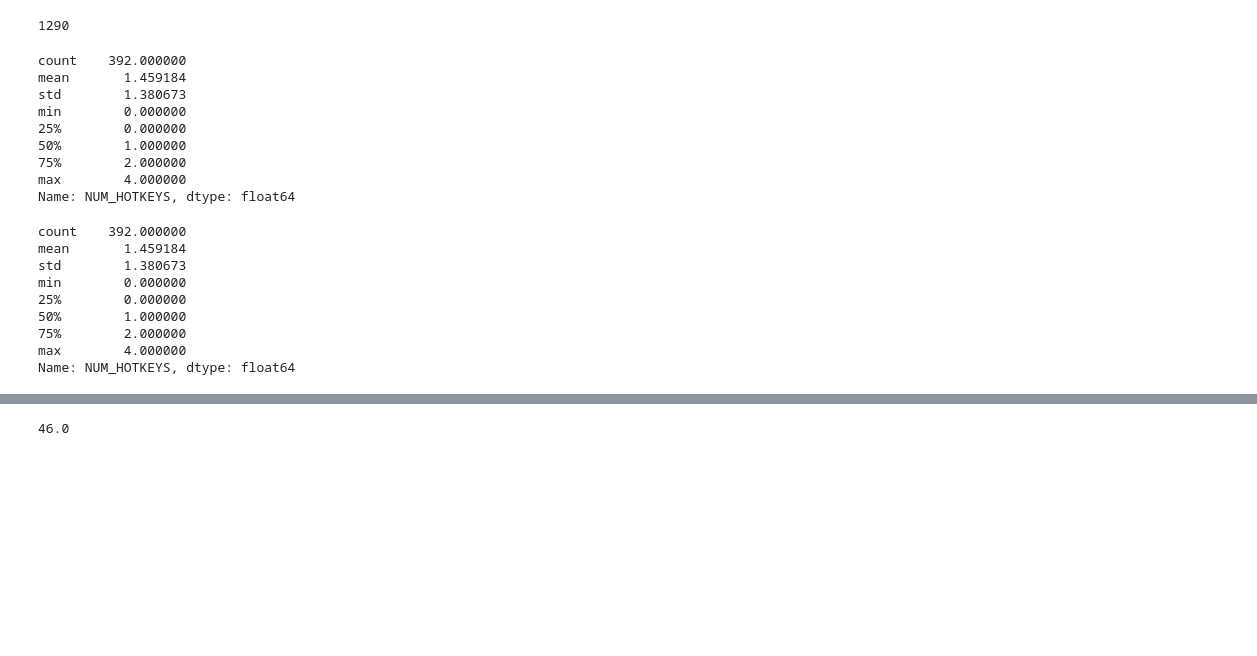
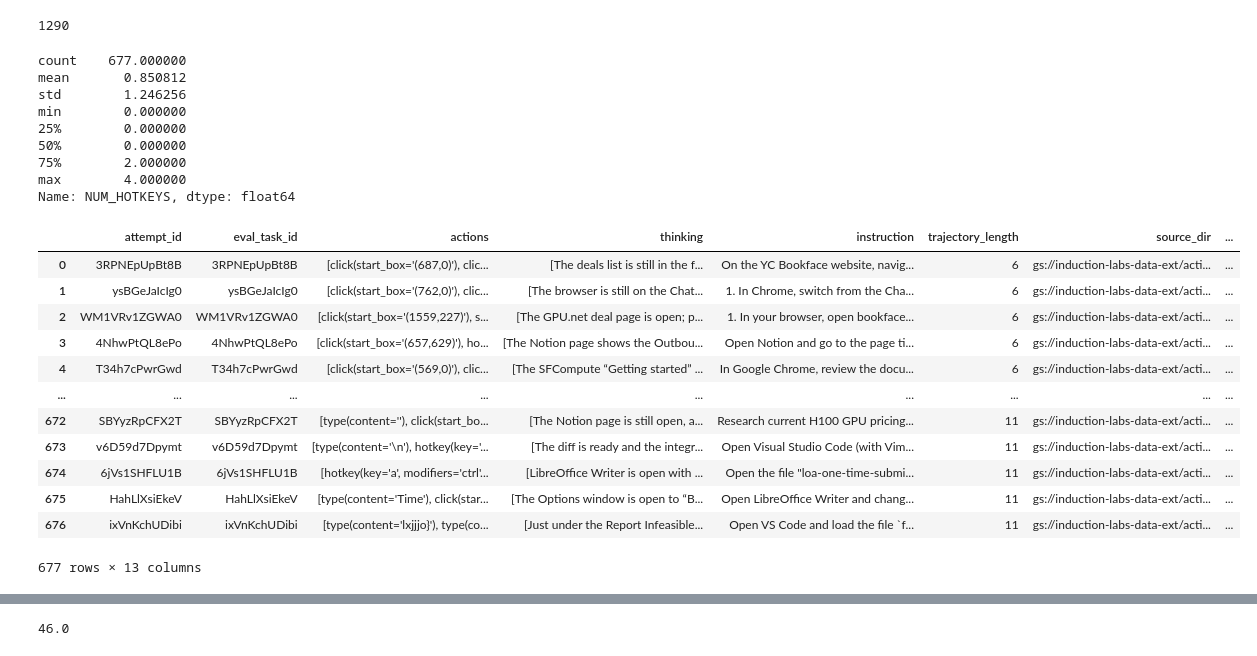
Before and after one commit to induction-labs/induction-labs, a Jupyter notebook: repos/synth/src/synth/trajectories/rejection_sample.ipynb, the cells around one changed output, grey strips where cells are left out. Saved outputs shown, nothing was run; the diff lists cells and outputs as text; code cells hidden in the pictures; blank space fills up the shorter version.

```diff
--- a/repos/synth/src/synth/trajectories/rejection_sample.ipynb
+++ b/repos/synth/src/synth/trajectories/rejection_sample.ipynb
@@ -75,37 +75,38 @@ len(ORIGINAL_TRAJECTORIES)
 # %%
 # FIXED_TRAJECTORIES = pd.read_json(f"{PATH}/samples_fixed.jsonl", lines=True)
 import pandas as pd
-PATH = "gs://induction-labs/passive_data/2025-08-13/all_data_reprocessed_good-04-19-14".rstrip("/")
+PATH = "gs://induction-labs/passive_data/2025-08-14/reprocess_all_no_loading-04-30-15/".rstrip("/")
 # PREFIX = "hard"
 FIXED_TRAJECTORIES = pd.read_json(f"{PATH}/samples.jsonl", lines=True)
 FIXED_TRAJECTORIES['NUM_HOTKEYS'] = FIXED_TRAJECTORIES['actions'].apply(lambda x: sum(k.count('hotkey(key=') for k in x))
 print(FIXED_TRAJECTORIES['NUM_HOTKEYS'].describe())
 FIXED_TRAJECTORIES = FIXED_TRAJECTORIES[FIXED_TRAJECTORIES['NUM_HOTKEYS'] <= 5]
+FIXED_TRAJECTORIES
 # FIXED_TRAJECTORIES['actions'].iloc[0][0]
 # FIXED_TRAJECTORIES = FIXED_TRAJECTORIES.drop(columns=["thinking", "actions"])
 # %% [output]
-count    392.000000
-mean       1.459184
-std        1.380673
+count    677.000000
+mean       0.850812
+std        1.246256
 min        0.000000
 25%        0.000000
-50%        1.000000
+50%        0.000000
 75%        2.000000
 max        4.000000
 Name: NUM_HOTKEYS, dtype: float64
+|  | attempt_id | eval_task_id | actions | thinking | instruction | trajectory_length | source_dir | ... |
+| 0 | 3RPNEpUpBt8B | 3RPNEpUpBt8B | [click(start_box='(687,0)'), clic... | [The deals list is still in the f... | On the YC Bookface website, navig... | 6 | gs://induction-labs-data-ext/acti... | ... |
+| 1 | ysBGeJaIcIg0 | ysBGeJaIcIg0 | [click(start_box='(762,0)'), clic... | [The browser is still on the Chat... | 1. In Chrome, switch from the Cha... | 6 | gs://induction-labs-data-ext/acti... | ... |
+| 2 | WM1VRv1ZGWA0 | WM1VRv1ZGWA0 | [click(start_box='(1559,227)'), s... | [The GPU.net deal page is open; p... | 1. In your browser, open bookface... | 6 | gs://induction-labs-data-ext/acti... | ... |
+| 3 | 4NhwPtQL8ePo | 4NhwPtQL8ePo | [click(start_box='(657,629)'), ho... | [The Notion page shows the Outbou... | Open Notion and go to the page ti... | 6 | gs://induction-labs-data-ext/acti... | ... |
+| 4 | T34h7cPwrGwd | T34h7cPwrGwd | [click(start_box='(569,0)'), clic... | [The SFCompute “Getting started” ... | In Google Chrome, review the docu... | 6 | gs://induction-labs-data-ext/acti... | ... |
+| ... | ... | ... | ... | ... | ... | ... | ... | ... |
+| 672 | SBYyzRpCFX2T | SBYyzRpCFX2T | [type(content=''), click(start_bo... | [The Notion page is still open, a... | Research current H100 GPU pricing... | 11 | gs://induction-labs-data-ext/acti... | ... |
+| 673 | v6D59d7Dpymt | v6D59d7Dpymt | [type(content='\n'), hotkey(key='... | [The diff is ready and the integr... | Open Visual Studio Code (with Vim... | 11 | gs://induction-labs-data-ext/acti... | ... |
+| 674 | 6jVs1SHFLU1B | 6jVs1SHFLU1B | [hotkey(key='a', modifiers='ctrl'... | [LibreOffice Writer is open with ... | Open the file "loa-one-time-submi... | 11 | gs://induction-labs-data-ext/acti... | ... |
+| 675 | HahLlXsiEkeV | HahLlXsiEkeV | [type(content='Time'), click(star... | [The Options window is open to “B... | Open LibreOffice Writer and chang... | 11 | gs://induction-labs-data-ext/acti... | ... |
+| 676 | ixVnKchUDibi | ixVnKchUDibi | [type(content='lxjjjo}'), type(co... | [Just under the Report Infeasible... | Open VS Code and load the file `f... | 11 | gs://induction-labs-data-ext/acti... | ... |
+677 rows × 13 columns
-# %%
-FIXED_TRAJECTORIES = FIXED_TRAJECTORIES[FIXED_TRAJECTORIES['NUM_HOTKEYS'] <= 5]
-FIXED_TRAJECTORIES['NUM_HOTKEYS'].describe()
-# %% [output]
-count    392.000000
-mean       1.459184
-std        1.380673
-min        0.000000
-25%        0.000000
-50%        1.000000
-75%        2.000000
-max        4.000000
-Name: NUM_HOTKEYS, dtype: float64
 # %%
 FIXED_TRAJECTORIES['trajectory_length'] = FIXED_TRAJECTORIES['trajectory_length'] - 1
 # %%
```
Also changed, not shown: parts of 4 cells of this notebook, 2 other files.
